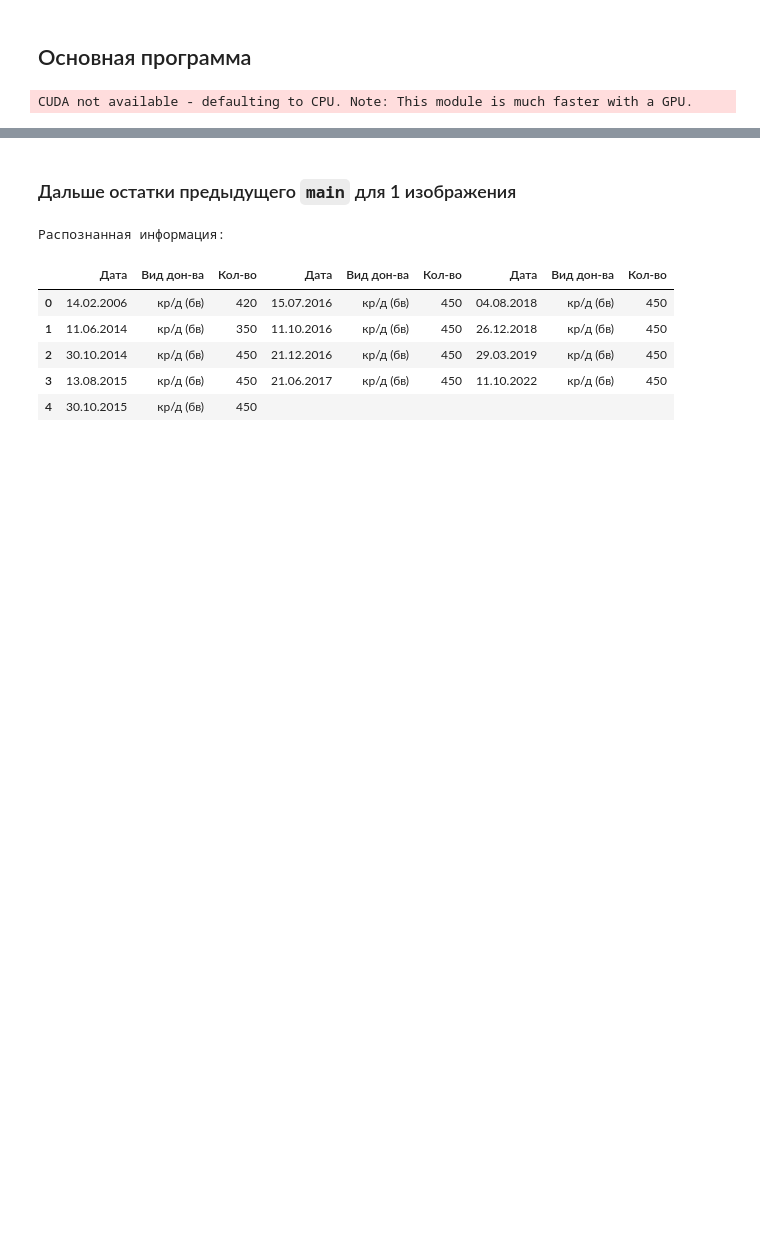
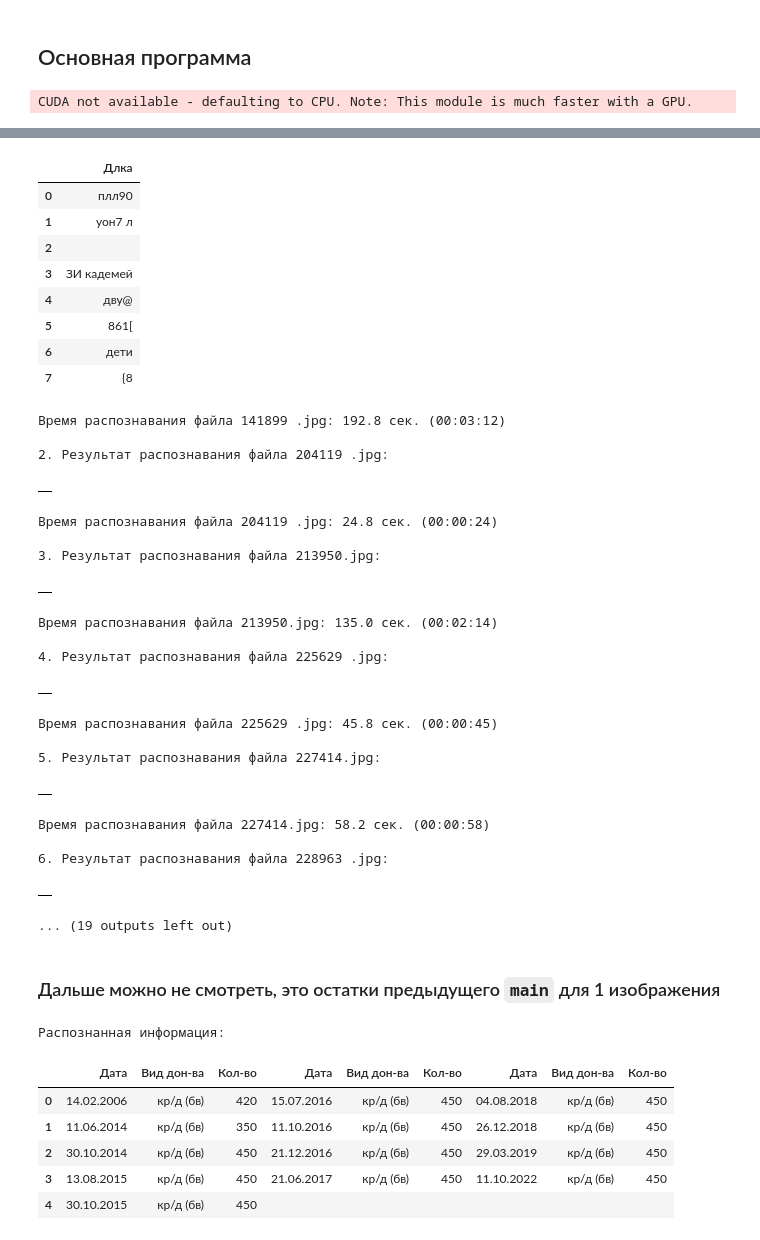
Before and after one commit to yazon315/Seekers-OCR, a Jupyter notebook: main.ipynb, the cells around one changed output, grey strips where cells are left out. Cells and saved outputs as stored; diff of their text form; code cells hidden in the pictures; blank space fills up the shorter version.

Commit message:
Обновление main.ipynb

```diff
--- a/main.ipynb
+++ b/main.ipynb
@@ -50,9 +50,9 @@ def crop_img(img_path, output_path):
 # или + EasyOCR для цифр (digit=1)
 def img2table(img_path, output_path, digit=1):
     # Считывание изображения
-    img = Image.open(img_path)
-    img = np.array(img)
-    #img = img_path
+    #img = Image.open(img_path)
+    #img = np.array(img)
+    img = img_path
     if img.ndim == 3 and img.shape[2] == 3:
         img = cv2.cvtColor(img, cv2.COLOR_BGR2GRAY)
 
@@ -132,7 +132,7 @@ def img2table(img_path, output_path, digit=1):
         else:
             break
 
-    # Разделение списка по колучиству столбцов
+    # Разделение списка по количеству столбцов
     texts = [texts[i:i+num_vertical_lines] for i in range(0, len(texts), num_vertical_lines)]
 
     # Создание датафрейма
@@ -174,7 +174,7 @@ reader = easyocr.Reader(['ru'])
 CUDA not available - defaulting to CPU. Note: This module is much faster with a GPU.
 # %%
 %%time
-# формирование списков изображений и тестовых csv в подпапке test
+# формирование списков изображений и тестовых csv, находящихся в подпапке test
 path_file = r'test\\'
 files_jpg = []
 files_csv = []
@@ -185,12 +185,17 @@ for file in sorted(os.listdir(path_file)):
         files_csv.append(file)
 
 for i in range(len(files_jpg)):
+    # засекаем время
+    start_time = time.time()
     # вызов функции вырезания таблицы
     tabl = crop_img(path_file+files_jpg[i], path_file+files_jpg[i][:-4]+'_tabl.jpg')
     # вызов функции распознавания
     df = img2table(tabl, path_file+files_jpg[i][:-4]+'_rezult.csv')
+    # подсчет времени выполнения
+    time_fit = time.time() - start_time
     # отображение распознанной информации
-    print('Распознанная информация:')
+    print(f'{i+1}. Результат распознавания файла {files_jpg[i]}:')
     display(df)
+    print(f'Время распознавания файла {files_jpg[i]}: {time_fit:0.1f} сек. ({time.strftime("%H:%M:%S", time.gmtime(time_fit))})\n')
     # вызов функции обработки проверочного csv
 # %% [output]
@@ -199,5 +203,35 @@ Wall time: 23min 1s
+|  | Длка |
+| 0 | плл90 |
+| 1 | уон7 л |
+| 2 |  |
+| 3 | ЗИ кадемей |
+| 4 | дву@ |
+| 5 | 861[ |
+| 6 | дети |
+| 7 | {8 |
+Время распознавания файла 141899 .jpg: 192.8 сек. (00:03:12)
+
+2. Результат распознавания файла 204119 .jpg:
+|  |
+Время распознавания файла 204119 .jpg: 24.8 сек. (00:00:24)
+
+3. Результат распознавания файла 213950.jpg:
+|  |
+Время распознавания файла 213950.jpg: 135.0 сек. (00:02:14)
+
+4. Результат распознавания файла 225629 .jpg:
+|  |
+Время распознавания файла 225629 .jpg: 45.8 сек. (00:00:45)
+
+5. Результат распознавания файла 227414.jpg:
+|  |
+Время распознавания файла 227414.jpg: 58.2 сек. (00:00:58)
+
+6. Результат распознавания файла 228963 .jpg:
+|  |
+... (19 outputs left out)
 # %% [markdown]
-### Дальше остатки предыдущего `main` для 1 изображения
+### Дальше можно не смотреть, это остатки предыдущего `main` для 1 изображения
 # %%
 # вызов функции вырезания таблицы из изображения
 crop_img(img_path, tabl_temp)
```
Also changed, not shown: parts of 2 cells of this notebook.
